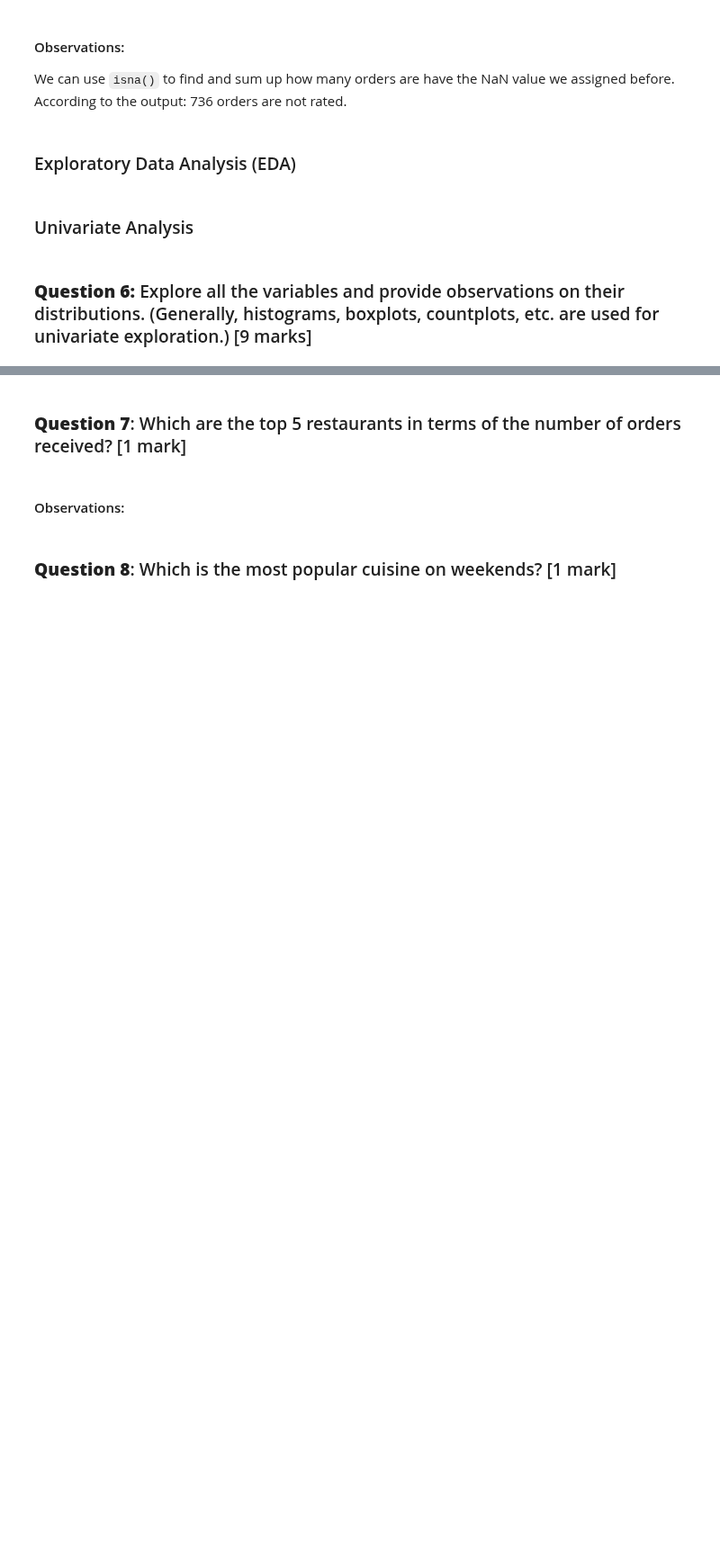
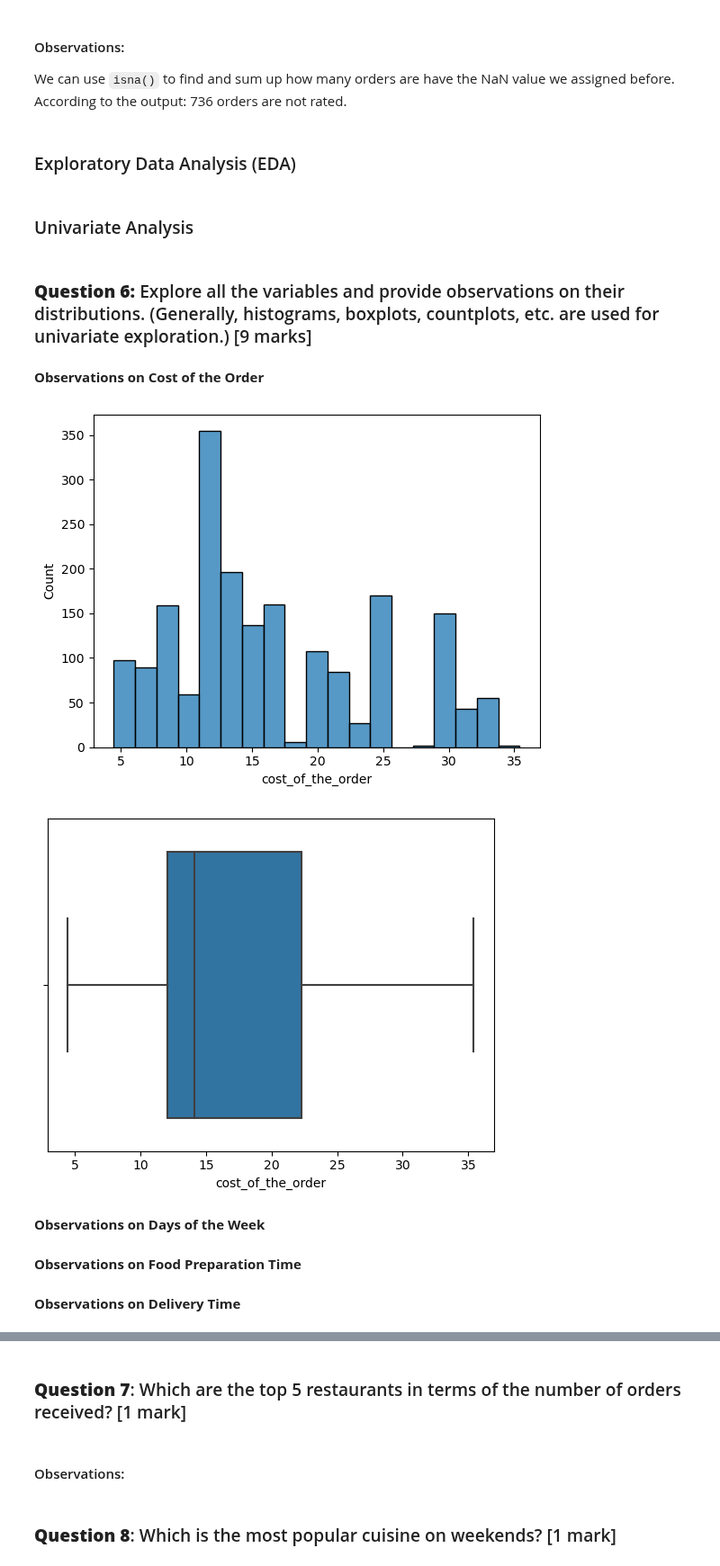
Before and after one commit to FoxHoundOps/PGP-AI-ML, a Jupyter notebook: project1/PYF_Project_LearnerNotebook_FullCode.ipynb, the cells around one changed output, grey strips where cells are left out. Shown at 90% size. Saved outputs shown, nothing was run; the diff lists cells and outputs as text; code cells hidden in the pictures; blank space fills up the shorter version.

```diff
--- a/project1/PYF_Project_LearnerNotebook_FullCode.ipynb
+++ b/project1/PYF_Project_LearnerNotebook_FullCode.ipynb
@@ -95,0 +143,3 @@ After executing the code, we can look again at the unique values for column `rat
+# %%
+df['rating'] = df['rating'].astype(float)
+df.info()
@@ -123,0 +203,18 @@ We can use `isna()` to find and sum up how many orders are have the NaN value we
+# %% [markdown]
+**Observations on Cost of the Order**
+# %%
+# Write the code here
+# Create a histogram of the cost_of_the_order column
+sns.histplot(data=df, x='cost_of_the_order')
+plt.show()
+sns.boxplot(data=df, x='cost_of_the_order')
+plt.show()
+# %% [output]
+[figure, added]
+[figure, added]
+# %% [markdown]
+**Observations on Days of the Week**
+# %% [markdown]
+**Observations on Food Preparation Time**
+# %% [markdown]
+**Observations on Delivery Time**
```
Also changed, not shown: parts of 12 cells of this notebook.
